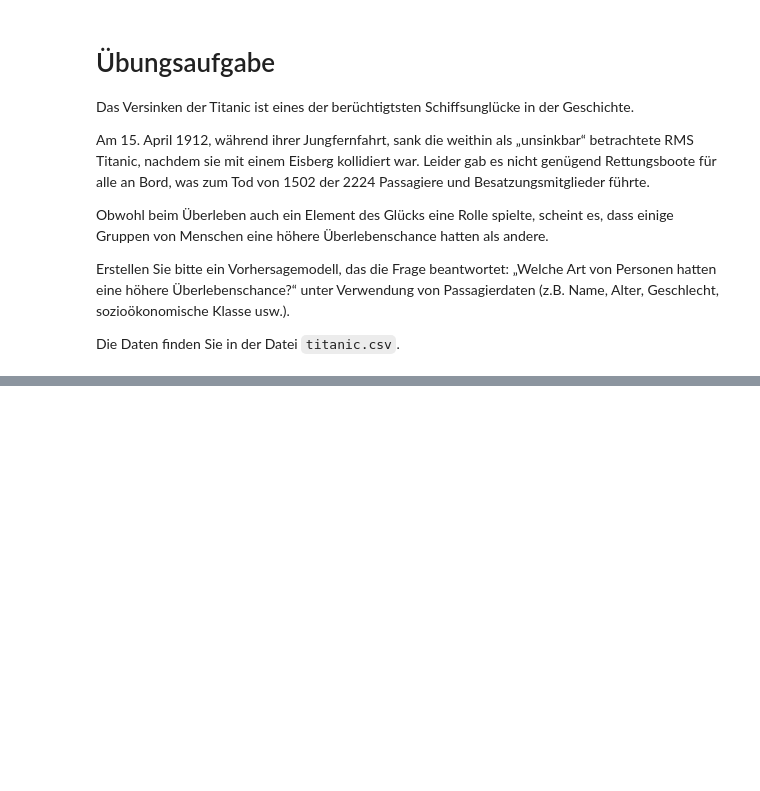
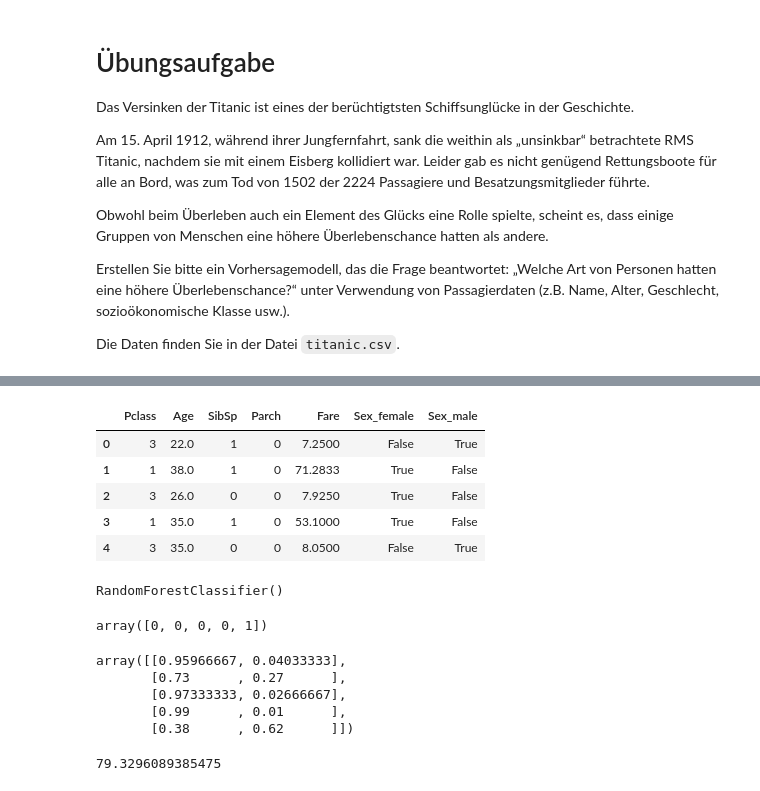
Before and after one commit to AlexKressner/Business_Intelligence, a Jupyter notebook: ML_Klassifikation.ipynb, the cells around one changed output, grey strips where cells are left out. Saved outputs shown, nothing was run; the diff lists cells and outputs as text; code cells hidden in the pictures; blank space fills up the shorter version.

```diff
--- a/ML_Klassifikation.ipynb
+++ b/ML_Klassifikation.ipynb
@@ -128,6 +213,6 @@ Die Daten finden Sie in der Datei `titanic.csv`.
 # 1. Daten laden
 data = pd.read_csv(f"{path}titanic.csv")
 # %%
-data.drop(columns=["Age","Cabin","Embarked","PassengerId", "Name", "Ticket"], inplace=True)
+data.drop(columns=["Cabin","Embarked","PassengerId", "Name", "Ticket"], inplace=True)
 # %%
 data.head()
@@ -133,0 +242,9 @@ data.head()
+# %%
+X.head()
+# %% [output]
+|  | Pclass | Age | SibSp | Parch | Fare | Sex_female | Sex_male |
+| 0 | 3 | 22.0 | 1 | 0 | 7.2500 | False | True |
+| 1 | 1 | 38.0 | 1 | 0 | 71.2833 | True | False |
+| 2 | 3 | 26.0 | 0 | 0 | 7.9250 | True | False |
+| 3 | 1 | 35.0 | 1 | 0 | 53.1000 | True | False |
+| 4 | 3 | 35.0 | 0 | 0 | 8.0500 | False | True |
@@ -133,0 +255,25 @@ data.head()
+# %%
+# 5. Modell auswählen und trainieren
+model = RandomForestClassifier()
+model.fit(X_train, y_train)
+# %% [output]
+RandomForestClassifier()
+# %%
+# 6. Modell evaluieren
+y_pred = model.predict(X_test)
+y_pred[:5]
+# %% [output]
+array([0, 0, 0, 0, 1])
+# %%
+y_pred_prob = model.predict_proba(X_test)
+y_pred_prob[:5]
+# %% [output]
+array([[0.95966667, 0.04033333],
+       [0.73      , 0.27      ],
+       [0.97333333, 0.02666667],
+       [0.99      , 0.01      ],
+       [0.38      , 0.62      ]])
+# %%
+metrics.accuracy_score(y_test, y_pred) * 100
+# %% [output]
+79.3296089385475
```
Also changed, not shown: parts of 22 cells of this notebook.
